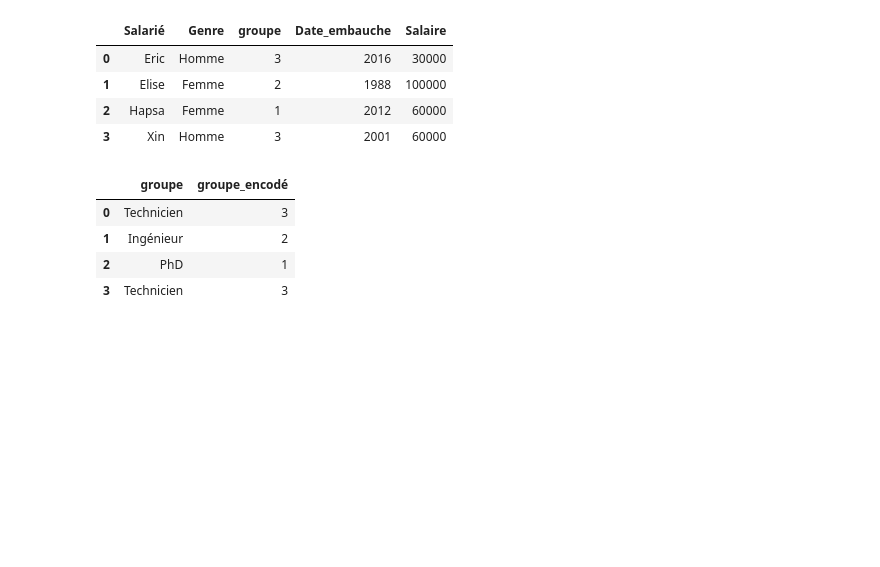
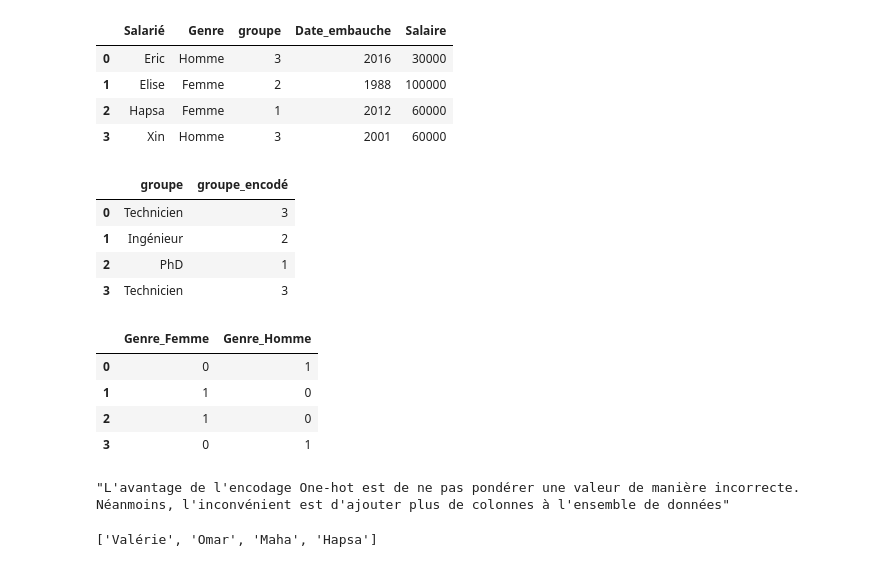
Before and after one commit to ChaouechOlfa/PythonPourDataScience, a Jupyter notebook: ManipulerDifférentsTypesDeDonnées.ipynb, the cells around one changed output. Cells and saved outputs as stored; diff of their text form; code cells hidden in the pictures; blank space fills up the shorter version.

```diff
--- a/ManipulerDifférentsTypesDeDonnées.ipynb
+++ b/ManipulerDifférentsTypesDeDonnées.ipynb
@@ -121,0 +120,13 @@ df[['groupe','groupe_encodé']]
+# %%
+#Encodage one-hot
+pd.get_dummies(df['Genre'],prefix='Genre')
+# %% [output]
+|  | Genre_Femme | Genre_Homme |
+| 0 | 0 | 1 |
+| 1 | 1 | 0 |
+| 2 | 1 | 0 |
+| 3 | 0 | 1 |
+# %%
+"""L'avantage de l'encodage One-hot est de ne pas pondérer une valeur de manière incorrecte. Néanmoins, l'inconvénient est d'ajouter plus de colonnes à l'ensemble de données"""
+# %% [output]
+"L'avantage de l'encodage One-hot est de ne pas pondérer une valeur de manière incorrecte. Néanmoins, l'inconvénient est d'ajouter plus de colonnes à l'ensemble de données"
@@ -121,0 +136,5 @@ df[['groupe','groupe_encodé']]
+# %%
+#Standardiser les données en utilisant la fonction capitalize
+[s.capitalize() for s in données]
+# %% [output]
+['Valérie', 'Omar', 'Maha', 'Hapsa']
```
Also changed, not shown: parts of 31 cells of this notebook, 2 other files.
